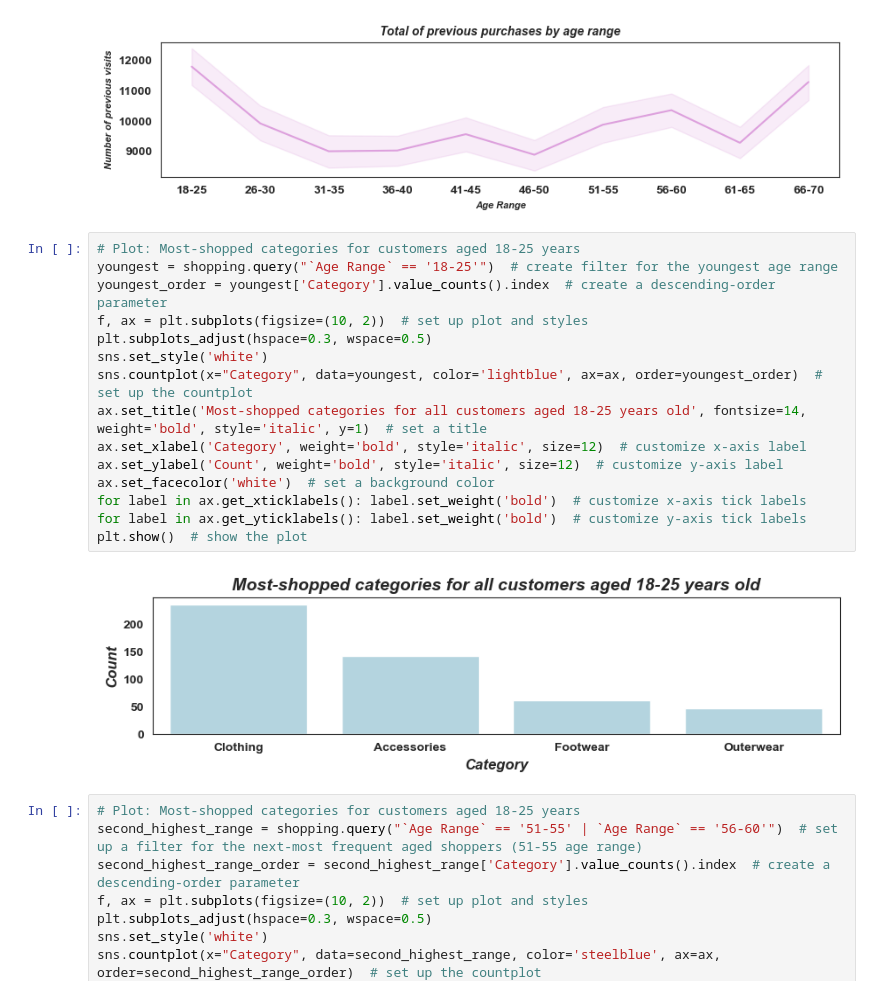
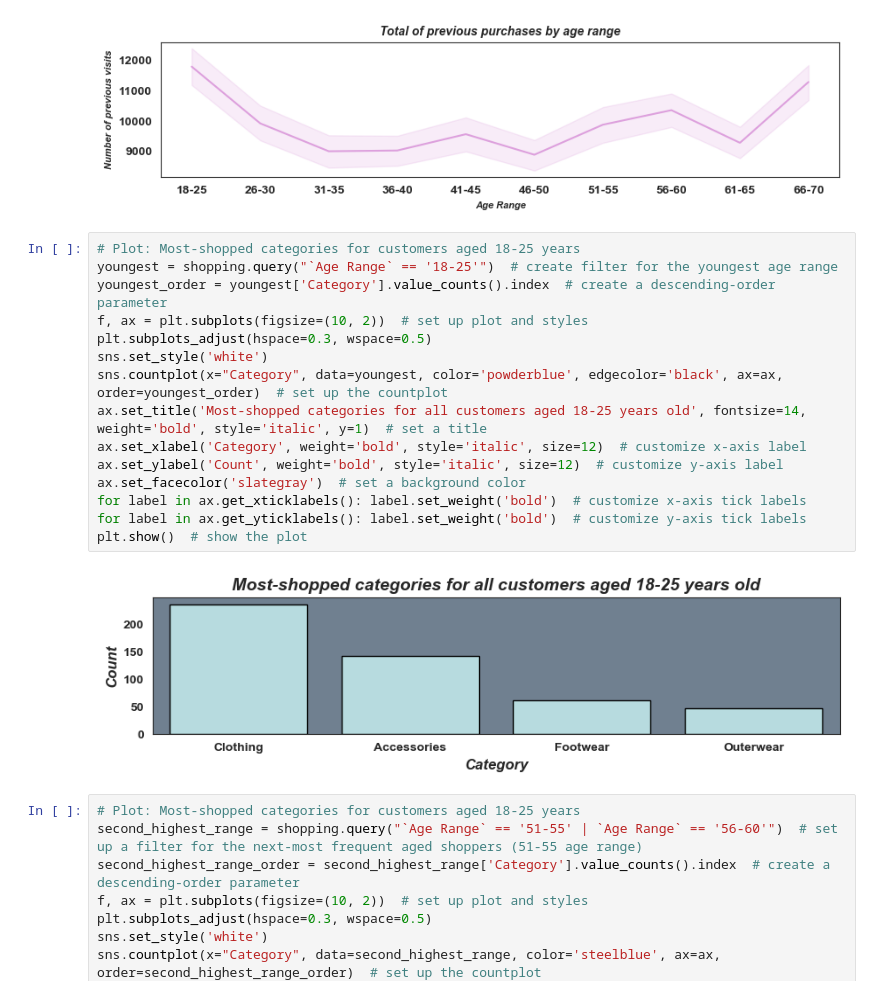
Before and after one commit to molly777yllom/DataDive3_DATA3500, a Jupyter notebook: shopping_trends.ipynb, the cells around one changed output. Cells and saved outputs as stored; diff of their text form.

Commit message:
Ad ded some plots and work

```diff
--- a/shopping_trends.ipynb
+++ b/shopping_trends.ipynb
@@ -486,20 +486,20 @@ plt.show()
 # %%
 # Plot: Most-shopped categories for customers aged 18-25 years
 youngest = shopping.query("`Age Range` == '18-25'")  # create filter for the youngest age range
 youngest_order = youngest['Category'].value_counts().index  # create a descending-order parameter
 f, ax = plt.subplots(figsize=(10, 2))  # set up plot and styles
 plt.subplots_adjust(hspace=0.3, wspace=0.5)
 sns.set_style('white')
-sns.countplot(x="Category", data=youngest, color='lightblue', ax=ax, order=youngest_order)  # set up the countplot
+sns.countplot(x="Category", data=youngest, color='powderblue', edgecolor='black', ax=ax, order=youngest_order)  # set up the countplot
 ax.set_title('Most-shopped categories for all customers aged 18-25 years old', fontsize=14, weight='bold', style='italic', y=1)  # set a title
 ax.set_xlabel('Category', weight='bold', style='italic', size=12)  # customize x-axis label
 ax.set_ylabel('Count', weight='bold', style='italic', size=12)  # customize y-axis label
-ax.set_facecolor('white')  # set a background color
+ax.set_facecolor('slategray')  # set a background color
 for label in ax.get_xticklabels(): label.set_weight('bold')  # customize x-axis tick labels
 for label in ax.get_yticklabels(): label.set_weight('bold')  # customize y-axis tick labels
 plt.show()  # show the plot
 # %% [output]
-[figure, old version]
+[figure, new version]
 # %%
 # Plot: Most-shopped categories for customers aged 18-25 years
 second_highest_range = shopping.query("`Age Range` == '51-55' | `Age Range` == '56-60'")  # set up a filter for the next-most frequent aged shoppers (51-55 age range)
```
Also changed, not shown: parts of 8 cells of this notebook, 1 other file.
